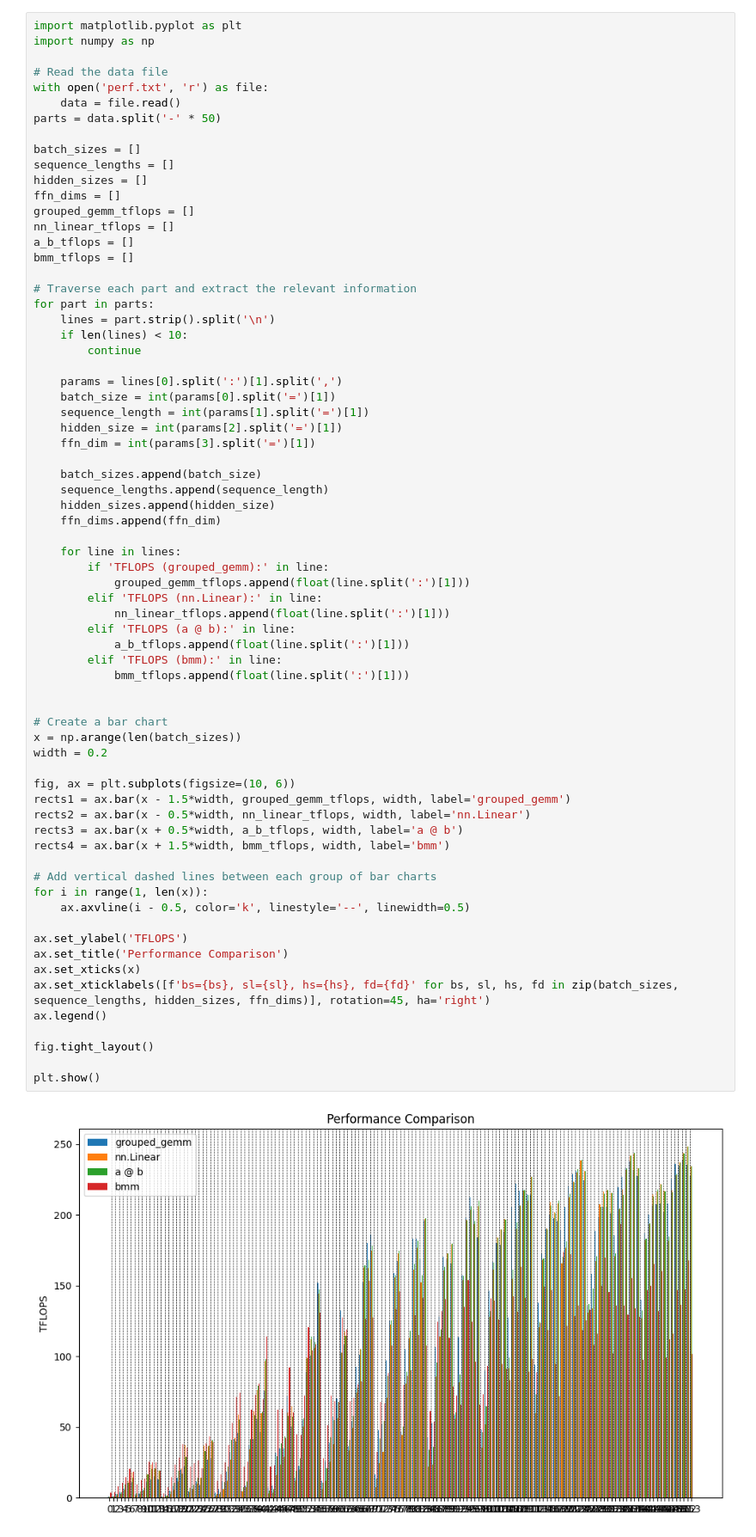
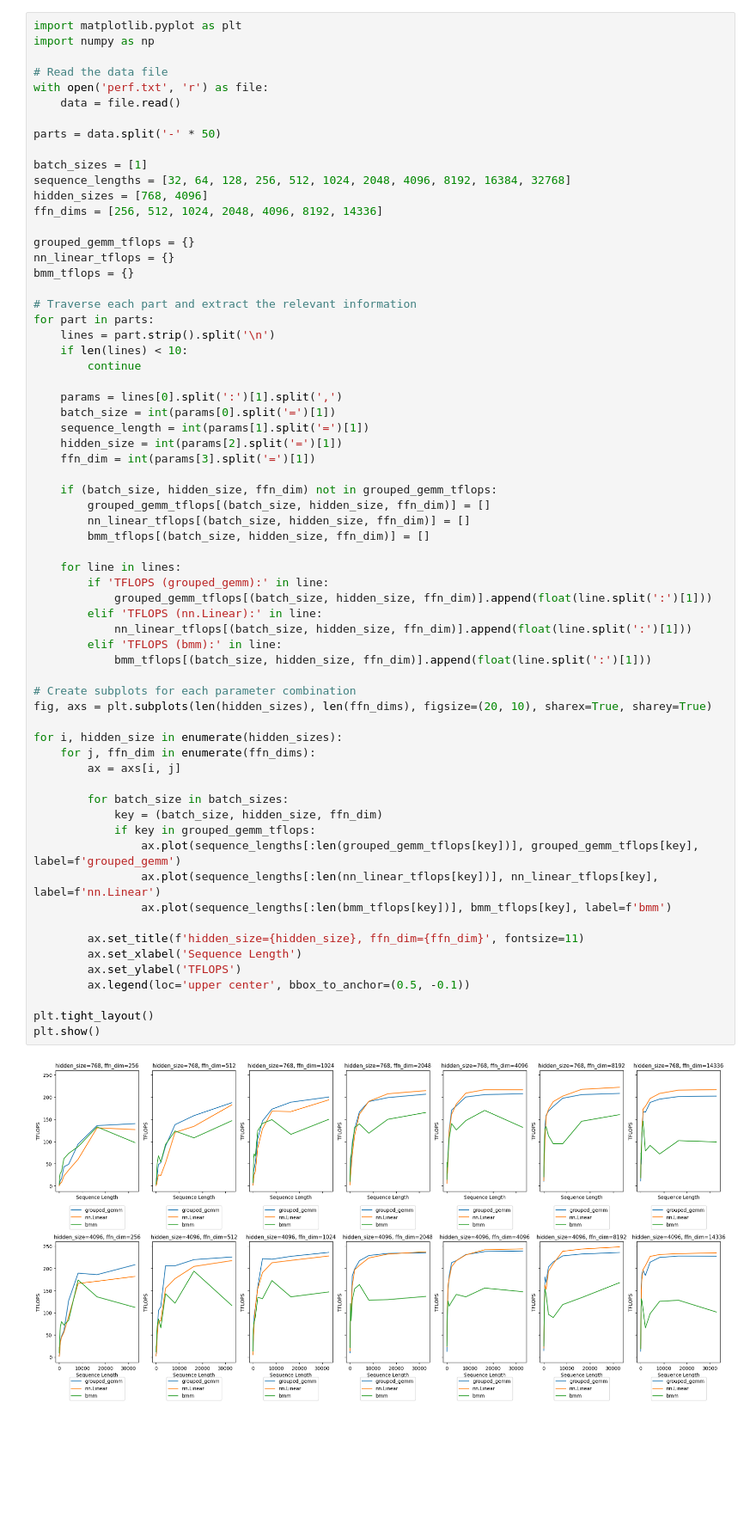
Before and after one commit to jssonx/gemm-kernel-microbenchmark, a Jupyter notebook: perf.ipynb, the cells around one changed output. Shown: that part at 86% size. Cells and saved outputs as stored; diff of their text form; blank space fills up the shorter version.

Commit message:
feat: update plot

```diff
--- a/perf.ipynb
+++ b/perf.ipynb
@@ -5,67 +5,63 @@ import numpy as np
 # Read the data file
 with open('perf.txt', 'r') as file:
     data = file.read()
+
 parts = data.split('-' * 50)
 
-batch_sizes = []
-sequence_lengths = []
-hidden_sizes = []
-ffn_dims = []
-grouped_gemm_tflops = []
-nn_linear_tflops = []
-a_b_tflops = []
-bmm_tflops = []
+batch_sizes = [1]
+sequence_lengths = [32, 64, 128, 256, 512, 1024, 2048, 4096, 8192, 16384, 32768]
+hidden_sizes = [768, 4096]
+ffn_dims = [256, 512, 1024, 2048, 4096, 8192, 14336]
+
+grouped_gemm_tflops = {}
+nn_linear_tflops = {}
+bmm_tflops = {}
 
 # Traverse each part and extract the relevant information
 for part in parts:
     lines = part.strip().split('\n')
     if len(lines) < 10:
         continue
 
     params = lines[0].split(':')[1].split(',')
     batch_size = int(params[0].split('=')[1])
     sequence_length = int(params[1].split('=')[1])
     hidden_size = int(params[2].split('=')[1])
     ffn_dim = int(params[3].split('=')[1])
 
-    batch_sizes.append(batch_size)
-    sequence_lengths.append(sequence_length)
-    hidden_sizes.append(hidden_size)
-    ffn_dims.append(ffn_dim)
+    if (batch_size, hidden_size, ffn_dim) not in grouped_gemm_tflops:
+        grouped_gemm_tflops[(batch_size, hidden_size, ffn_dim)] = []
+        nn_linear_tflops[(batch_size, hidden_size, ffn_dim)] = []
+        bmm_tflops[(batch_size, hidden_size, ffn_dim)] = []
 
     for line in lines:
         if 'TFLOPS (grouped_gemm):' in line:
-            grouped_gemm_tflops.append(float(line.split(':')[1]))
+            grouped_gemm_tflops[(batch_size, hidden_size, ffn_dim)].append(float(line.split(':')[1]))
         elif 'TFLOPS (nn.Linear):' in line:
-            nn_linear_tflops.append(float(line.split(':')[1]))
-        elif 'TFLOPS (a @ b):' in line:
-            a_b_tflops.append(float(line.split(':')[1]))
+            nn_linear_tflops[(batch_size, hidden_size, ffn_dim)].append(float(line.split(':')[1]))
         elif 'TFLOPS (bmm):' in line:
-            bmm_tflops.append(float(line.split(':')[1]))
+            bmm_tflops[(batch_size, hidden_size, ffn_dim)].append(float(line.split(':')[1]))
 
+# Create subplots for each parameter combination
+fig, axs = plt.subplots(len(hidden_sizes), len(ffn_dims), figsize=(20, 10), sharex=True, sharey=True)
 
-# Create a bar chart
-x = np.arange(len(batch_sizes))
-width = 0.2
+for i, hidden_size in enumerate(hidden_sizes):
+    for j, ffn_dim in enumerate(ffn_dims):
+        ax = axs[i, j]
 
-fig, ax = plt.subplots(figsize=(10, 6))
-rects1 = ax.bar(x - 1.5*width, grouped_gemm_tflops, width, label='grouped_gemm')
-rects2 = ax.bar(x - 0.5*width, nn_linear_tflops, width, label='nn.Linear')
-rects3 = ax.bar(x + 0.5*width, a_b_tflops, width, label='a @ b')
-rects4 = ax.bar(x + 1.5*width, bmm_tflops, width, label='bmm')
+        for batch_size in batch_sizes:
+            key = (batch_size, hidden_size, ffn_dim)
+            if key in grouped_gemm_tflops:
+                ax.plot(sequence_lengths[:len(grouped_gemm_tflops[key])], grouped_gemm_tflops[key], label=f'grouped_gemm')
+                ax.plot(sequence_lengths[:len(nn_linear_tflops[key])], nn_linear_tflops[key], label=f'nn.Linear')
+                ax.plot(sequence_lengths[:len(bmm_tflops[key])], bmm_tflops[key], label=f'bmm')
 
-# Add vertical dashed lines between each group of bar charts
-for i in range(1, len(x)):
-    ax.axvline(i - 0.5, color='k', linestyle='--', linewidth=0.5)
+        ax.set_title(f'hidden_size={hidden_size}, ffn_dim={ffn_dim}', fontsize=11)
+        ax.set_xlabel('Sequence Length')
+        ax.set_ylabel('TFLOPS')
+        ax.legend(loc='upper center', bbox_to_anchor=(0.5, -0.1))
 
-ax.set_ylabel('TFLOPS')
-ax.set_title('Performance Comparison')
-ax.set_xticks(x)
-ax.set_xticklabels([f'bs={bs}, sl={sl}, hs={hs}, fd={fd}' for bs, sl, hs, fd in zip(batch_sizes, sequence_lengths, hidden_sizes, ffn_dims)], rotation=45, ha='right')
-ax.legend()
-
-fig.tight_layout()
-
+plt.tight_layout()
 plt.show()
 # %% [output]
-[figure, old version]
+[figure, new version]
```
